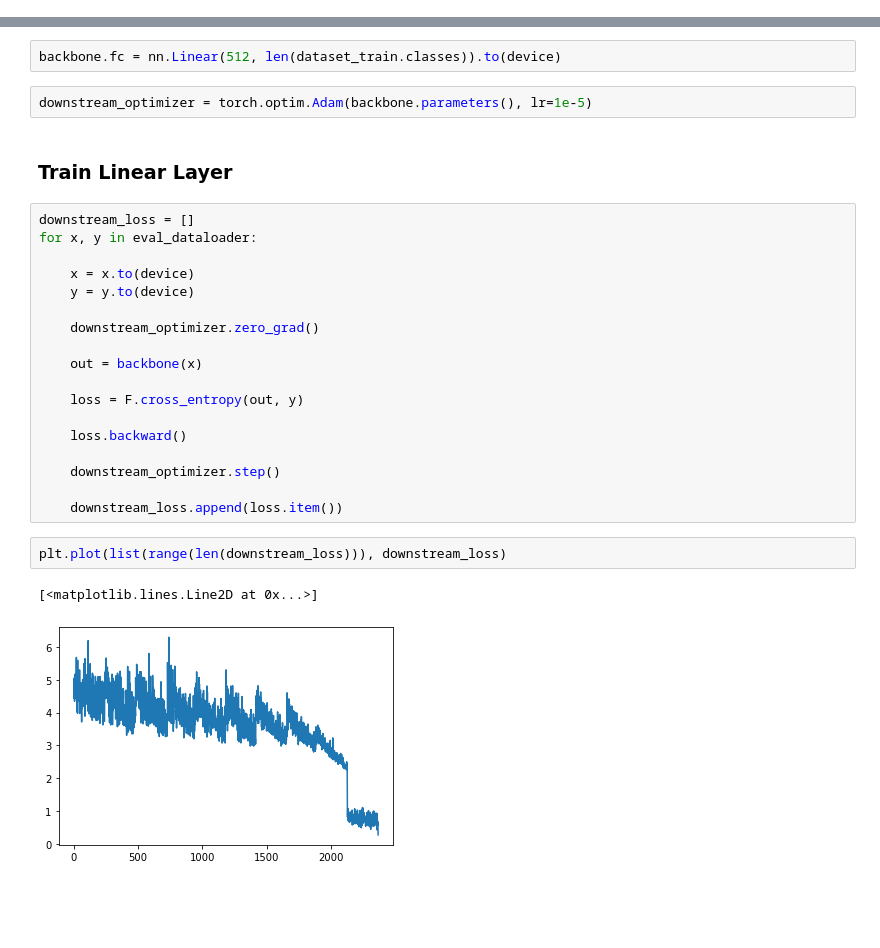
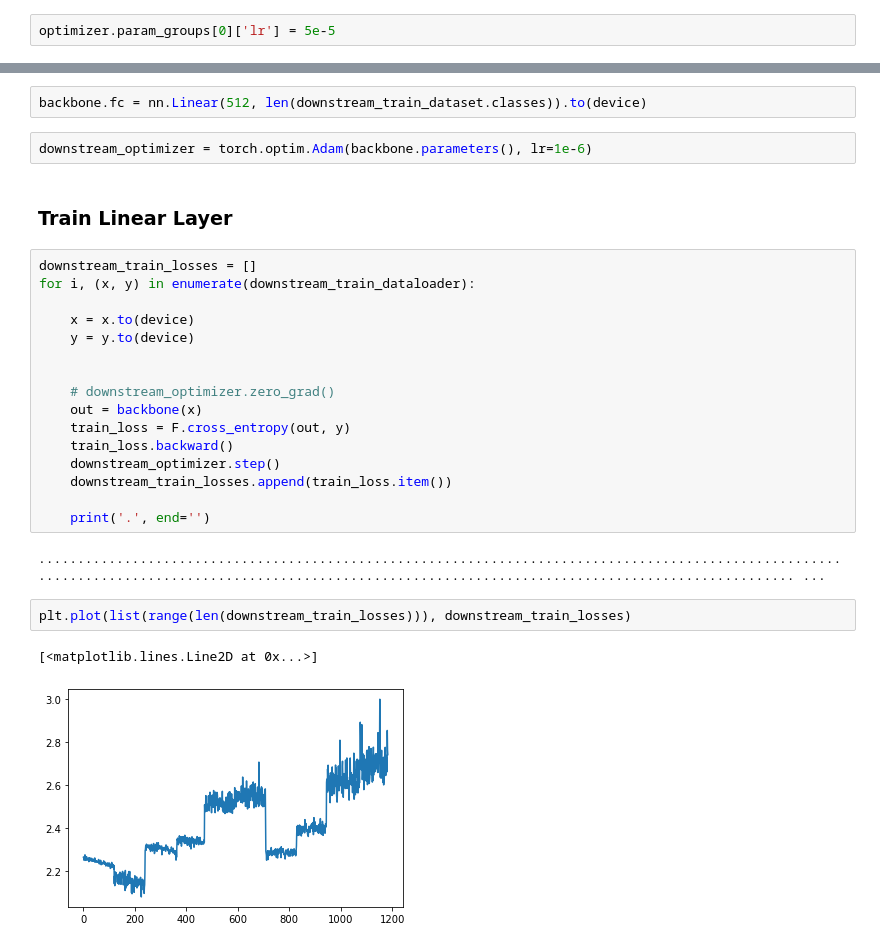
Before and after one commit to shatz01/adv_deep_learning, a Jupyter notebook: moco.ipynb, the cells around one changed output, grey strips where cells are left out. Saved outputs shown, nothing was run; the diff lists cells and outputs as text; blank space fills up the shorter version.

```diff
--- a/moco.ipynb
+++ b/moco.ipynb
@@ -270,0 +273,2 @@ plt.plot(list(range(len(losses))), losses)
+# %%
+optimizer.param_groups[0]['lr'] = 5e-5
@@ -289,31 +314,31 @@ backbone = moco.f_q
 for param in backbone.parameters():
     param.requires_grad = False
 # %%
-backbone.fc = nn.Linear(512, len(dataset_train.classes)).to(device)
+backbone.fc = nn.Linear(512, len(downstream_train_dataset.classes)).to(device)
 # %%
-downstream_optimizer = torch.optim.Adam(backbone.parameters(), lr=1e-5)
+downstream_optimizer = torch.optim.Adam(backbone.parameters(), lr=1e-6)
 # %% [markdown]
 ### Train Linear Layer
 # %%
-downstream_loss = []
-for x, y in eval_dataloader:
+downstream_train_losses = []
+for i, (x, y) in enumerate(downstream_train_dataloader):
 
     x = x.to(device)
     y = y.to(device)
 
-    downstream_optimizer.zero_grad()
 
+    # downstream_optimizer.zero_grad()
     out = backbone(x)
+    train_loss = F.cross_entropy(out, y)
+    train_loss.backward()
+    downstream_optimizer.step()
+    downstream_train_losses.append(train_loss.item())
 
-    loss = F.cross_entropy(out, y)
-
-    loss.backward()
-
-    downstream_optimizer.step()
-
-    downstream_loss.append(loss.item())
+    print('.', end='')
+# %% [output]
+........................................................................................................................................................................................................ ...
 # %%
-plt.plot(list(range(len(downstream_loss))), downstream_loss)
+plt.plot(list(range(len(downstream_train_losses))), downstream_train_losses)
 # %% [output]
 [<matplotlib.lines.Line2D at 0x...>]
-[figure, old version]
+[figure, new version]
```
Also changed, not shown: parts of 14 cells of this notebook.
